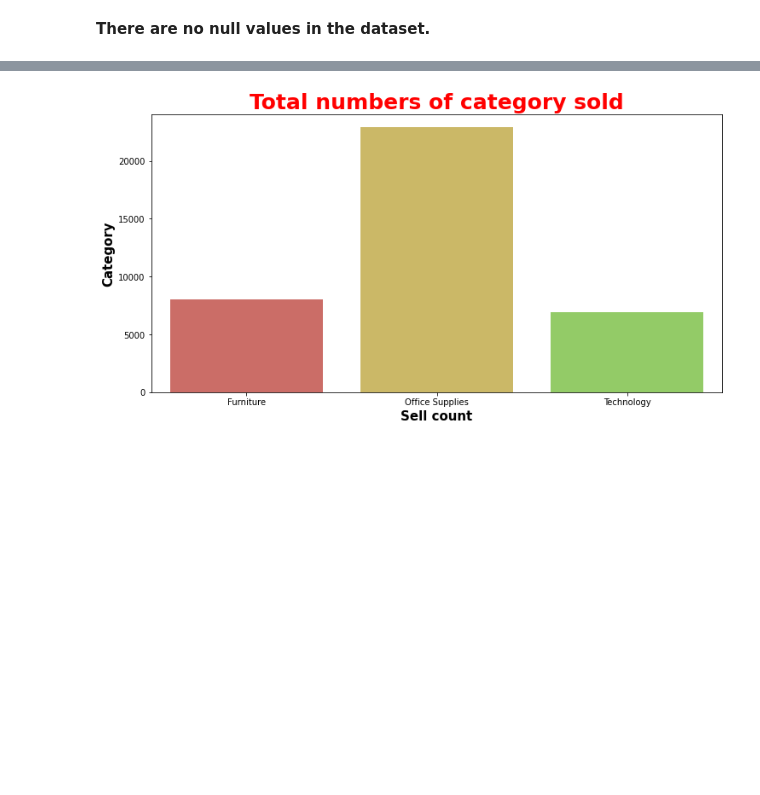
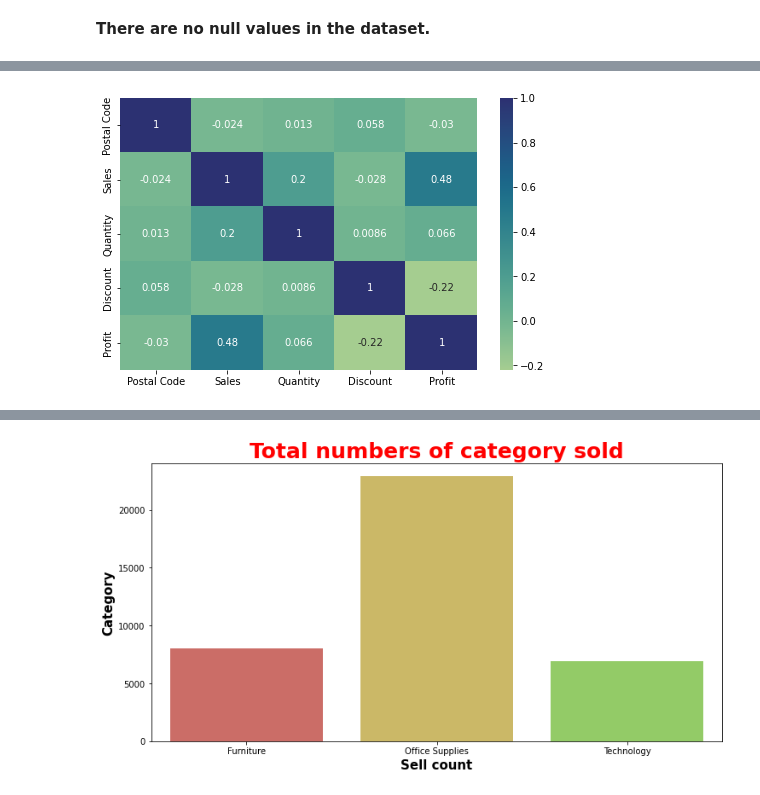
Before and after one commit to tawadesharad/Exploratory-Data-Analysis-Superstore-Dataset, a Jupyter notebook: EDA_Superstore.ipynb, the cells around one changed output, grey strips where cells are left out. Saved outputs shown, nothing was run; the diff lists cells and outputs as text; code cells hidden in the pictures; blank space fills up the shorter version.

```diff
--- a/EDA_Superstore.ipynb
+++ b/EDA_Superstore.ipynb
@@ -47,0 +65,6 @@ array(['United States'], dtype=object)
+# %%
+plt.subplots(figsize=(8,5))
+sns.heatmap(df.corr(),cmap='crest',annot=True)
+plt.show()
+# %% [output]
+[figure, added]
```
Also changed, not shown: parts of 8 cells of this notebook.
